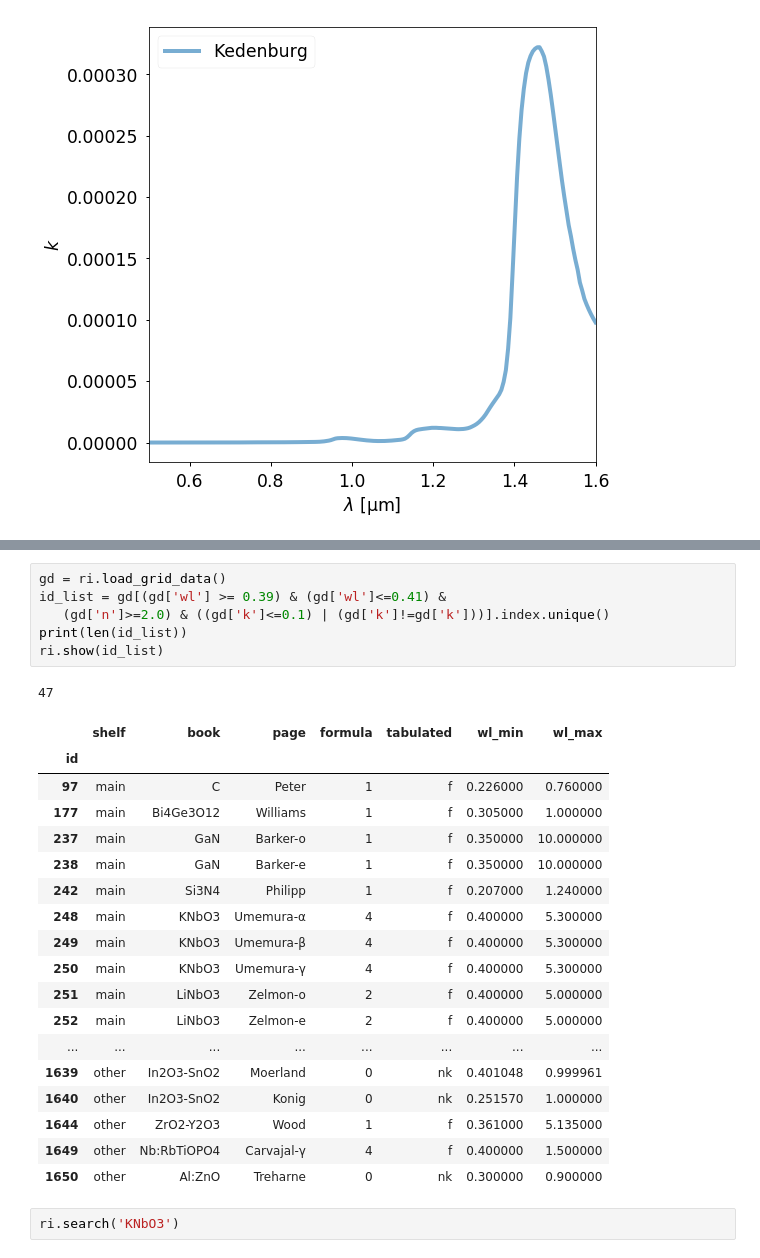
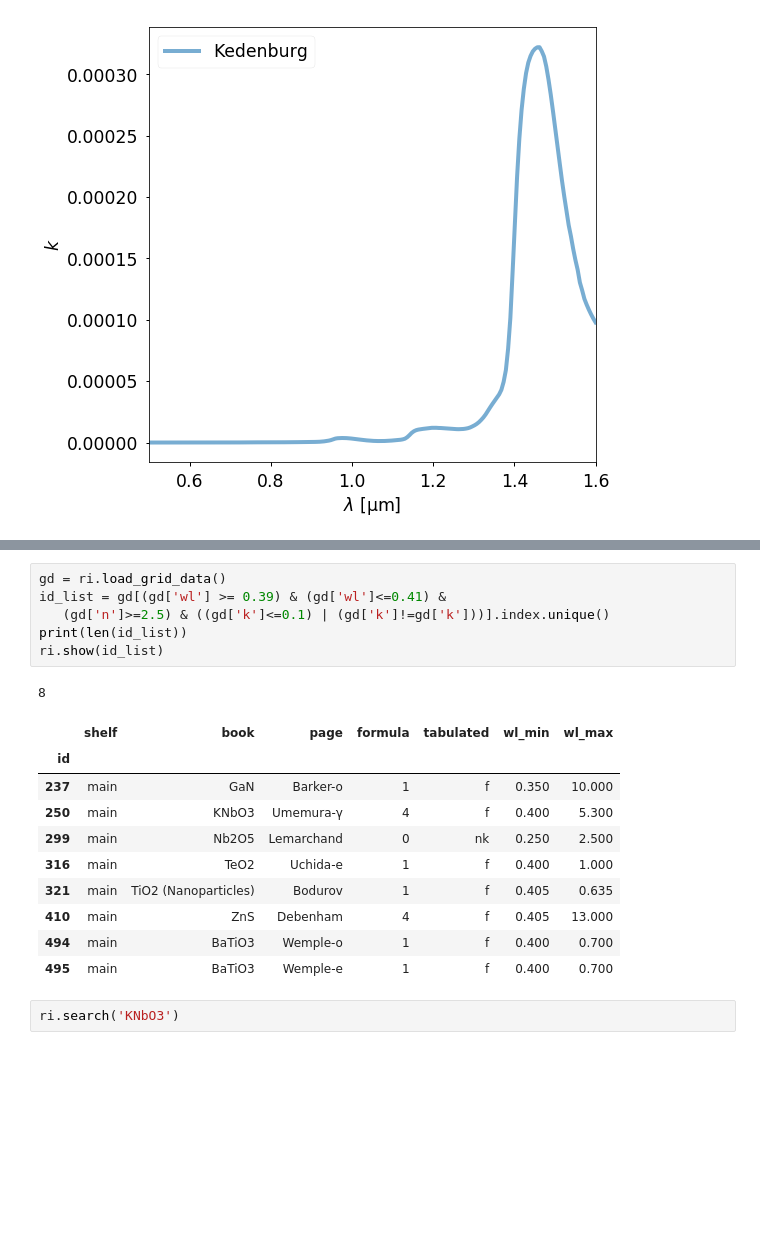
Before and after one commit to mnishida/RII_Pandas, a Jupyter notebook: examples/examples.ipynb, the cells around one changed output, grey strips where cells are left out. Drawn from its saved outputs; the diff is of its cells as text; blank space fills up the shorter version.

```diff
--- a/examples/examples.ipynb
+++ b/examples/examples.ipynb
@@ -208,29 +198,21 @@ ri.show(id_list)
 # %%
 gd = ri.load_grid_data()
 id_list = gd[(gd['wl'] >= 0.39) & (gd['wl']<=0.41) &
-   (gd['n']>=2.0) & ((gd['k']<=0.1) | (gd['k']!=gd['k']))].index.unique()
+   (gd['n']>=2.5) & ((gd['k']<=0.1) | (gd['k']!=gd['k']))].index.unique()
 print(len(id_list))
 ri.show(id_list)
 # %% [output]
-47
+8
 |  | shelf | book | page | formula | tabulated | wl_min | wl_max |
 | id |  |  |  |  |  |  |  |
-| 97 | main | C | Peter | 1 | f | 0.226000 | 0.760000 |
-| 177 | main | Bi4Ge3O12 | Williams | 1 | f | 0.305000 | 1.000000 |
-| 237 | main | GaN | Barker-o | 1 | f | 0.350000 | 10.000000 |
-| 238 | main | GaN | Barker-e | 1 | f | 0.350000 | 10.000000 |
-| 242 | main | Si3N4 | Philipp | 1 | f | 0.207000 | 1.240000 |
-| 248 | main | KNbO3 | Umemura-α | 4 | f | 0.400000 | 5.300000 |
-| 249 | main | KNbO3 | Umemura-β | 4 | f | 0.400000 | 5.300000 |
-| 250 | main | KNbO3 | Umemura-γ | 4 | f | 0.400000 | 5.300000 |
-| 251 | main | LiNbO3 | Zelmon-o | 2 | f | 0.400000 | 5.000000 |
-| 252 | main | LiNbO3 | Zelmon-e | 2 | f | 0.400000 | 5.000000 |
-| ... | ... | ... | ... | ... | ... | ... | ... |
-| 1639 | other | In2O3-SnO2 | Moerland | 0 | nk | 0.401048 | 0.999961 |
-| 1640 | other | In2O3-SnO2 | Konig | 0 | nk | 0.251570 | 1.000000 |
-| 1644 | other | ZrO2-Y2O3 | Wood | 1 | f | 0.361000 | 5.135000 |
-| 1649 | other | Nb:RbTiOPO4 | Carvajal-γ | 4 | f | 0.400000 | 1.500000 |
-| 1650 | other | Al:ZnO | Treharne | 0 | nk | 0.300000 | 0.900000 |
+| 237 | main | GaN | Barker-o | 1 | f | 0.350 | 10.000 |
+| 250 | main | KNbO3 | Umemura-γ | 4 | f | 0.400 | 5.300 |
+| 299 | main | Nb2O5 | Lemarchand | 0 | nk | 0.250 | 2.500 |
+| 316 | main | TeO2 | Uchida-e | 1 | f | 0.400 | 1.000 |
+| 321 | main | TiO2 (Nanoparticles) | Bodurov | 1 | f | 0.405 | 0.635 |
+| 410 | main | ZnS | Debenham | 4 | f | 0.405 | 13.000 |
+| 494 | main | BaTiO3 | Wemple-o | 1 | f | 0.400 | 0.700 |
+| 495 | main | BaTiO3 | Wemple-e | 1 | f | 0.400 | 0.700 |
 # %%
 ri.search('KNbO3')
 # %% [output]
```
Also changed, not shown: parts of 8 cells of this notebook.
